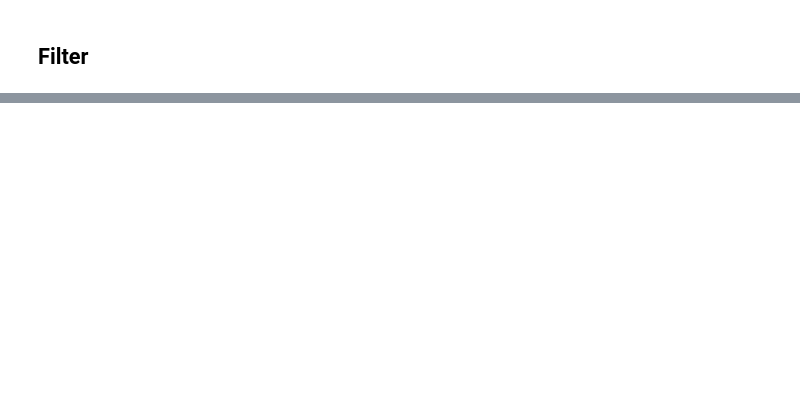
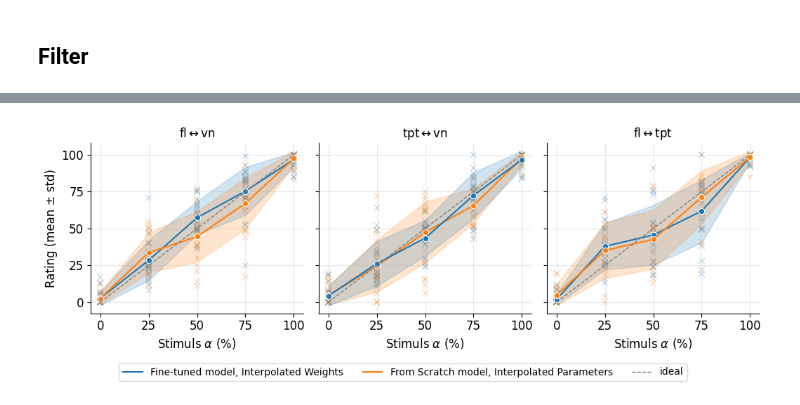
Before and after one commit to jimearruti/ddsp_interpolate, a Jupyter notebook: evaluation/analyse_listening_test_results.ipynb, the cells around one changed output, grey strips where cells are left out. Saved outputs shown, nothing was run; the diff lists cells and outputs as text; code cells hidden in the pictures; blank space fills up the shorter version.

```diff
--- a/evaluation/analyse_listening_test_results.ipynb
+++ b/evaluation/analyse_listening_test_results.ipynb
@@ -416,2 +980,72 @@ plt.show()
+# %%
+import numpy as np
+
+pair_order = [
+    "fl-vn",
+    "tpt-vn",
+    "fl-tpt"
+]
+
+palette = {"weights": "#1f77b4", "outputs": "#ff7f0e"}
+stimulus_x = {"reference_0": 0, "C1": 25, "C2": 50, "C3": 75, "reference_100": 100}
+
+filt = df_clean[
+    df_clean["rating_stimulus"].isin(stimulus_x.keys())
+    & df_clean["trial_id"].str.contains(r"interpolate_(?:weights|outputs)", na=False)
+].copy()
+
+filt["method"] = np.where(
+    filt["trial_id"].str.contains("interpolate_weights", na=False), "weights", "outputs"
+)
+filt["expected_x"] = filt["rating_stimulus"].map(stimulus_x)
+
+# extract ordered pair from trial_id, then convert to unordered pair
+pair_tokens = filt["trial_id"].str.extract(
+    r"interpolate_(?:weights|outputs)[-_]?([A-Za-z0-9]+)[-_]([A-Za-z0-9]+)$"
+)
+filt["unordered_pair"] = pair_tokens.apply(lambda r: "-".join(sorted([r[0], r[1]])), axis=1)
+
+g = sns.relplot(
+    data=filt, x="expected_x", y="rating_score", hue="method",
+    col="unordered_pair", col_order=pair_order, col_wrap=3, palette=palette, marker="x",
+    alpha=0.5, height=3.5, legend=False
+)
+
+g.map_dataframe(
+    sns.lineplot, x="expected_x", y="rating_score", hue="method",
+    marker="o", palette=palette, errorbar="sd", legend=False
+)
+
+g.set_titles("{col_name}")
+for ax in g.axes.flat:
+    ax.plot([0, 100], [0, 100], color="gray", linestyle="--", linewidth=1, label="ideal")
+    ax.set_xticks(sorted(stimulus_x.values()))
+    ax.set_yticks(sorted(stimulus_x.values()))
+    ax.tick_params(axis="both", labelsize=12)
+    ax.grid(alpha=0.3)
+
+g.set_axis_labels(r"Stimuls $\alpha$ (%)", "Rating (mean ± std)", fontsize=12)
+g.set_titles("{col_name}")
+for ax in g.axes.flat:
+    ax.set_title(ax.get_title().replace("-", r"$\leftrightarrow$"), fontsize=12)
+
+legend_handles = [
+    Line2D([0], [0], color=palette["weights"], label="Fine-tuned model, Interpolated Weights"),
+    Line2D([0], [0], color=palette["outputs"], label="From Scratch model, Interpolated Parameters"),
+    Line2D([0], [0], color="gray", linestyle="--", linewidth=1, label="ideal"),
+]
+
+g.figure.legend(
+    handles=legend_handles,
+    loc="lower center",
+    ncol=3,
+    bbox_to_anchor=(0.5, -0.1),
+    fontsize=10
+)
+
+plt.tight_layout()
+plt.show()
+# %% [output]
+[figure, added]
 # %%
 import numpy as np
```
Also changed, not shown: parts of 79 cells of this notebook, 3 other files.
